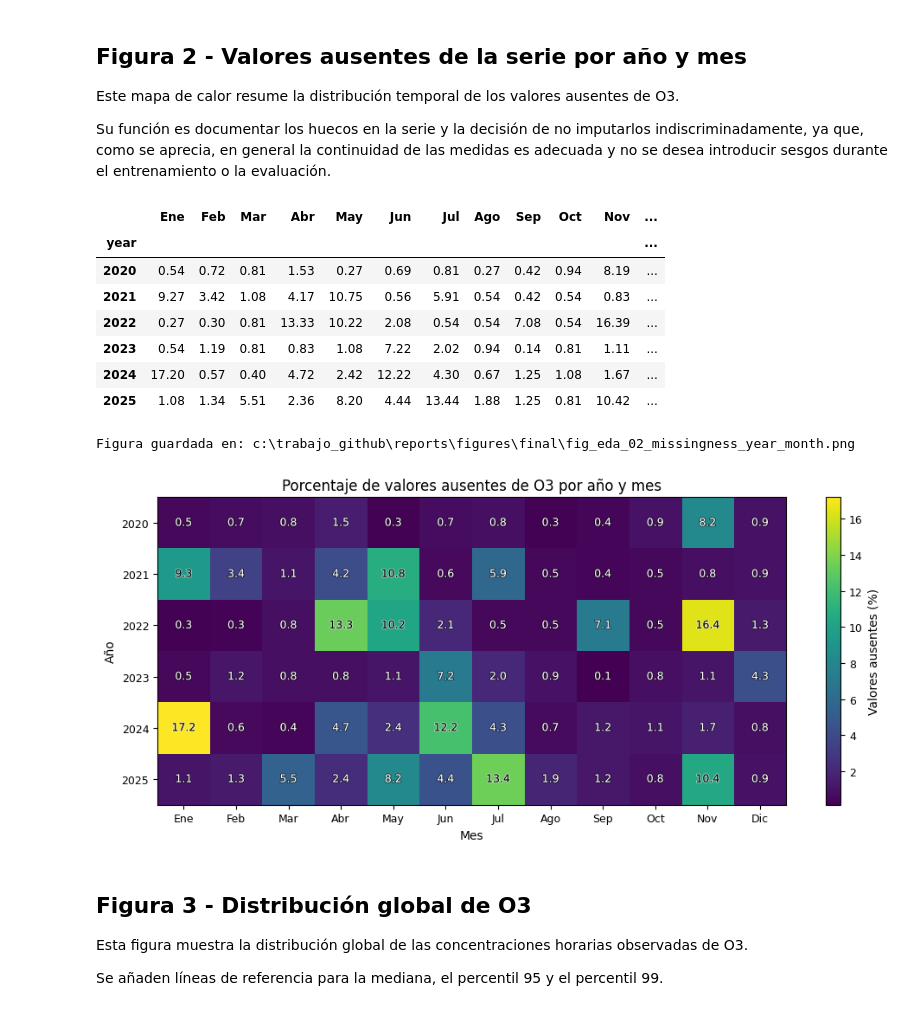
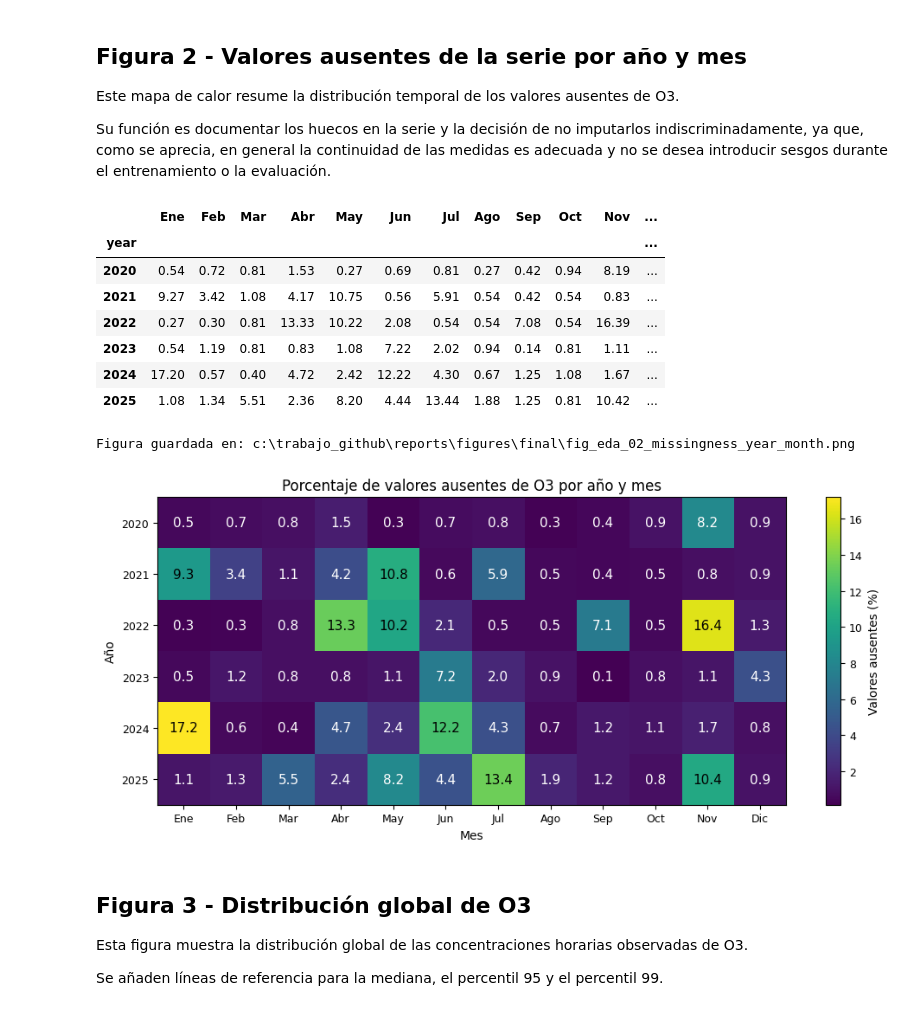
Before and after one commit to hipenation2142/trabajo, a Jupyter notebook: notebooks/01b_eda_final_figures.ipynb, the cells around one changed output. Cells and saved outputs as stored; diff of their text form; code cells hidden in the pictures.

```diff
--- a/notebooks/01b_eda_final_figures.ipynb
+++ b/notebooks/01b_eda_final_figures.ipynb
@@ -428,49 +427,38 @@ for row_idx in range(missing_matrix.shape[0]):
         if pd.isna(value):
             continue
 
-        rgba = cmap(norm(value))
-        red, green, blue, _ = rgba
-        luminance = 0.299 * red + 0.587 * green + 0.114 * blue
-
-        text_color = "white" if luminance < 0.45 else "black"
-        stroke_color = "black" if text_color == "white" else "white"
+        normalized_value = image.norm(value)
+        text_color = "white" if normalized_value < 0.5 else "black"
 
         ax.text(
             col_idx,
             row_idx,
             f"{value:.1f}",
             ha="center",
             va="center",
-            fontsize=9,
+            fontsize=11,
             color=text_color,
-            path_effects=[
-                pe.withStroke(
-                    linewidth=1.2,
-                    foreground=stroke_color,
-                    alpha=0.65,
-                )
-            ],
         )
 
 colorbar = fig.colorbar(image, ax=ax)
 colorbar.set_label("Valores ausentes (%)")
 
 fig.tight_layout()
 
 save_final_figure(fig, "fig_eda_02_missingness_year_month.png")
 
 plt.show()
 # %% [output]
 |  | Ene | Feb | Mar | Abr | May | Jun | Jul | Ago | Sep | Oct | Nov | ... |
 | year |  |  |  |  |  |  |  |  |  |  |  | ... |
 | 2020 | 0.54 | 0.72 | 0.81 | 1.53 | 0.27 | 0.69 | 0.81 | 0.27 | 0.42 | 0.94 | 8.19 | ... |
 | 2021 | 9.27 | 3.42 | 1.08 | 4.17 | 10.75 | 0.56 | 5.91 | 0.54 | 0.42 | 0.54 | 0.83 | ... |
 | 2022 | 0.27 | 0.30 | 0.81 | 13.33 | 10.22 | 2.08 | 0.54 | 0.54 | 7.08 | 0.54 | 16.39 | ... |
 | 2023 | 0.54 | 1.19 | 0.81 | 0.83 | 1.08 | 7.22 | 2.02 | 0.94 | 0.14 | 0.81 | 1.11 | ... |
 | 2024 | 17.20 | 0.57 | 0.40 | 4.72 | 2.42 | 12.22 | 4.30 | 0.67 | 1.25 | 1.08 | 1.67 | ... |
 | 2025 | 1.08 | 1.34 | 5.51 | 2.36 | 8.20 | 4.44 | 13.44 | 1.88 | 1.25 | 0.81 | 10.42 | ... |
 Figura guardada en: c:\trabajo_github\reports\figures\final\fig_eda_02_missingness_year_month.png
-[figure, old version]
+[figure, new version]
 # %% [markdown]
 ## Figura 3 - Distribución global de O3
 
```
Also changed, not shown: parts of 13 cells of this notebook, 6 other files.
